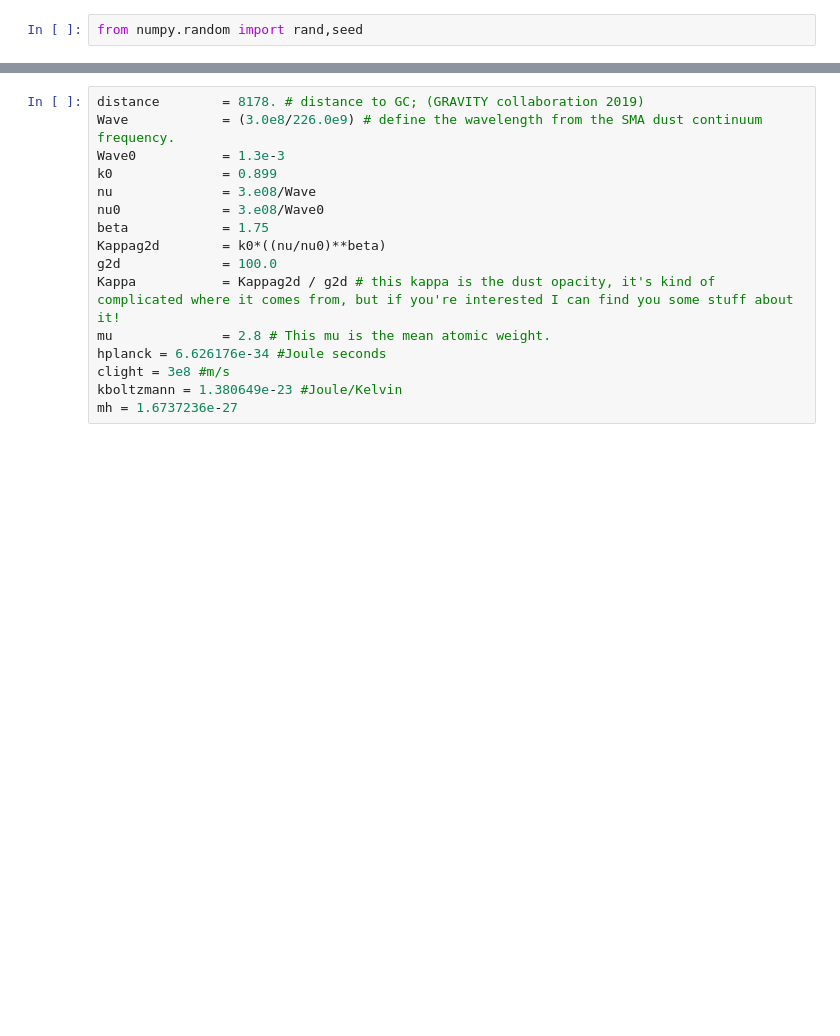
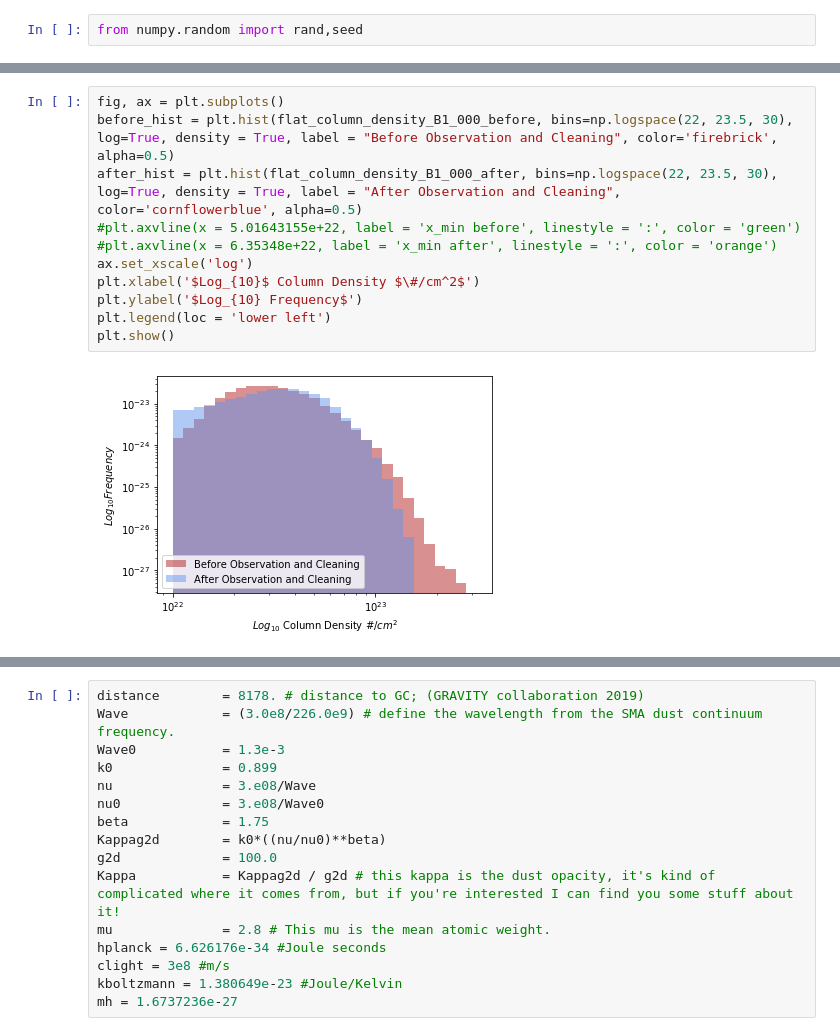
Before and after one commit to Hannahkoziol/PDF_fitting, a Jupyter notebook: Fitting_histograms.ipynb, the cells around one changed output, grey strips where cells are left out. Saved outputs shown, nothing was run; the diff lists cells and outputs as text; blank space fills up the shorter version.

```diff
--- a/Fitting_histograms.ipynb
+++ b/Fitting_histograms.ipynb
@@ -18,0 +60,13 @@ from numpy.random import rand,seed
+# %%
+fig, ax = plt.subplots()
+before_hist = plt.hist(flat_column_density_B1_000_before, bins=np.logspace(22, 23.5, 30), log=True, density = True, label = "Before Observation and Cleaning", color='firebrick', alpha=0.5)
+after_hist = plt.hist(flat_column_density_B1_000_after, bins=np.logspace(22, 23.5, 30), log=True, density = True, label = "After Observation and Cleaning", color='cornflowerblue', alpha=0.5)
+#plt.axvline(x = 5.01643155e+22, label = 'x_min before', linestyle = ':', color = 'green')
+#plt.axvline(x = 6.35348e+22, label = 'x_min after', linestyle = ':', color = 'orange')
+ax.set_xscale('log')
+plt.xlabel('$Log_{10}$ Column Density $\#/cm^2$')
+plt.ylabel('$Log_{10} Frequency$')
+plt.legend(loc = 'lower left')
+plt.show()
+# %% [output]
+[figure, added]
```
Also changed, not shown: parts of 71 cells of this notebook.
